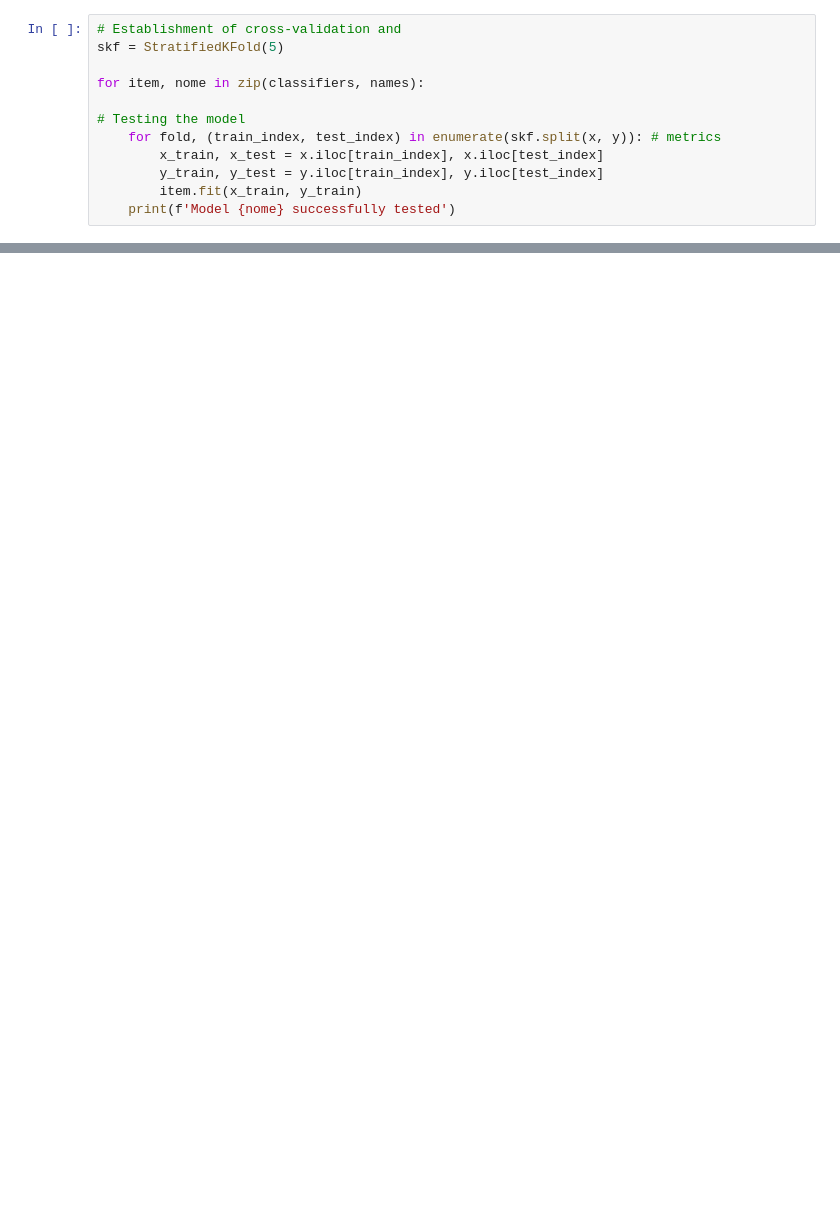
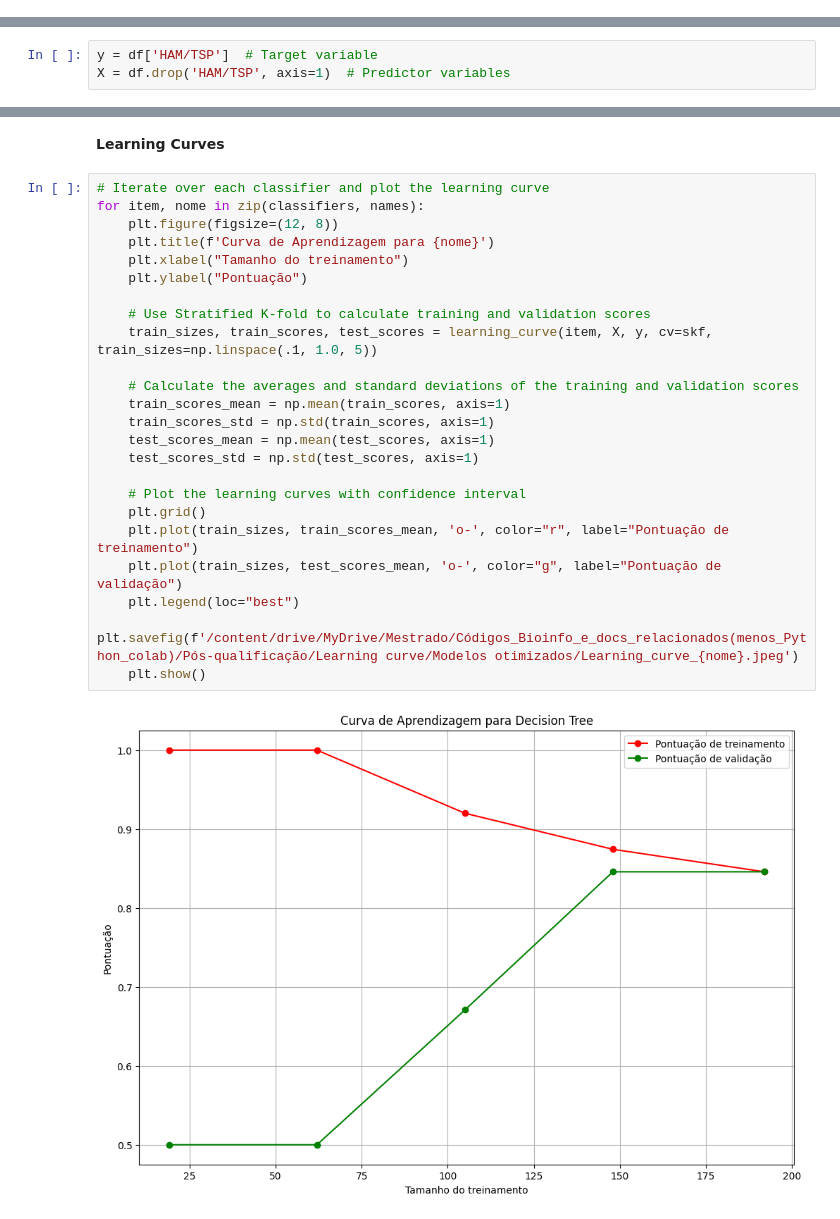
Before and after one commit to MatheusABomfim/Mest_MBL2_ML_HTLV, a Jupyter notebook: MEST_HTLV+MBL2+CLINICAL_Hyperparameters_tuning.ipynb, the cells around one changed output, grey strips where cells are left out. Cells and saved outputs as stored; diff of their text form; blank space fills up the shorter version.

```diff
--- a/MEST_HTLV+MBL2+CLINICAL_Hyperparameters_tuning.ipynb
+++ b/MEST_HTLV+MBL2+CLINICAL_Hyperparameters_tuning.ipynb
@@ -113,12 +0,0 @@ x = df.drop('HAM/TSP', axis = 1) # Predict variables, without aim;
-# %%
-# Establishment of cross-validation and
-skf = StratifiedKFold(5)
-
-for item, nome in zip(classifiers, names):
-
-# Testing the model
-    for fold, (train_index, test_index) in enumerate(skf.split(x, y)): # metrics
-        x_train, x_test = x.iloc[train_index], x.iloc[test_index]
-        y_train, y_test = y.iloc[train_index], y.iloc[test_index]
-        item.fit(x_train, y_train)
-    print(f'Model {nome} successfully tested')
@@ -632,0 +141,3 @@ for item, nome in zip(classifiers, names):
+# %%
+y = df['HAM/TSP']  # Target variable
+X = df.drop('HAM/TSP', axis=1)  # Predictor variables
@@ -632,0 +512,28 @@ for item, nome in zip(classifiers, names):
+# %% [markdown]
+**Learning Curves**
+# %%
+# Iterate over each classifier and plot the learning curve
+for item, nome in zip(classifiers, names):
+    plt.figure(figsize=(12, 8))
+    plt.title(f'Curva de Aprendizagem para {nome}')
+    plt.xlabel("Tamanho do treinamento")
+    plt.ylabel("Pontuação")
+
+    # Use Stratified K-fold to calculate training and validation scores
+    train_sizes, train_scores, test_scores = learning_curve(item, X, y, cv=skf, train_sizes=np.linspace(.1, 1.0, 5))
+
+    # Calculate the averages and standard deviations of the training and validation scores
+    train_scores_mean = np.mean(train_scores, axis=1)
+    train_scores_std = np.std(train_scores, axis=1)
+    test_scores_mean = np.mean(test_scores, axis=1)
+    test_scores_std = np.std(test_scores, axis=1)
+
+    # Plot the learning curves with confidence interval
+    plt.grid()
+    plt.plot(train_sizes, train_scores_mean, 'o-', color="r", label="Pontuação de treinamento")
+    plt.plot(train_sizes, test_scores_mean, 'o-', color="g", label="Pontuação de validação")
+    plt.legend(loc="best")
+    plt.savefig(f'/content/drive/MyDrive/Mestrado/Códigos_Bioinfo_e_docs_relacionados(menos_Python_colab)/Pós-qualificação/Learning curve/Modelos otimizados/Learning_curve_{nome}.jpeg')
+    plt.show()
+# %% [output]
+[figure, added]
```
Also changed, not shown: parts of 53 cells of this notebook.
